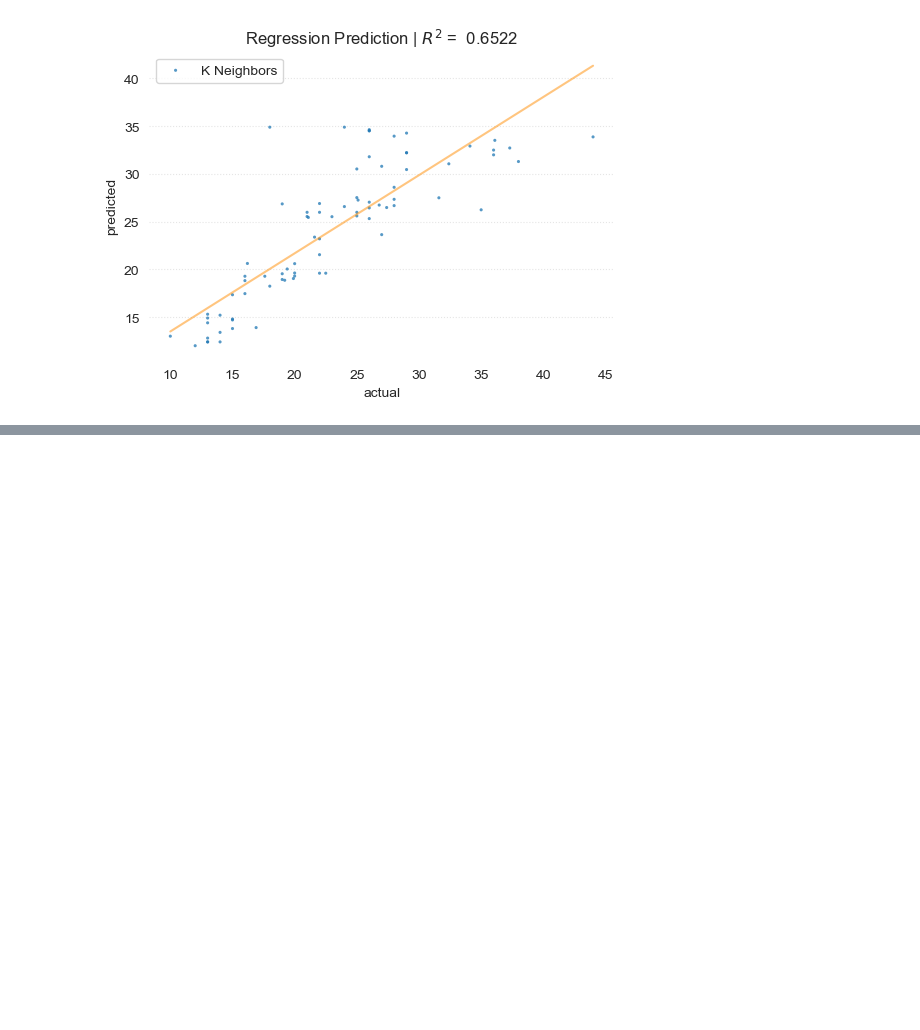
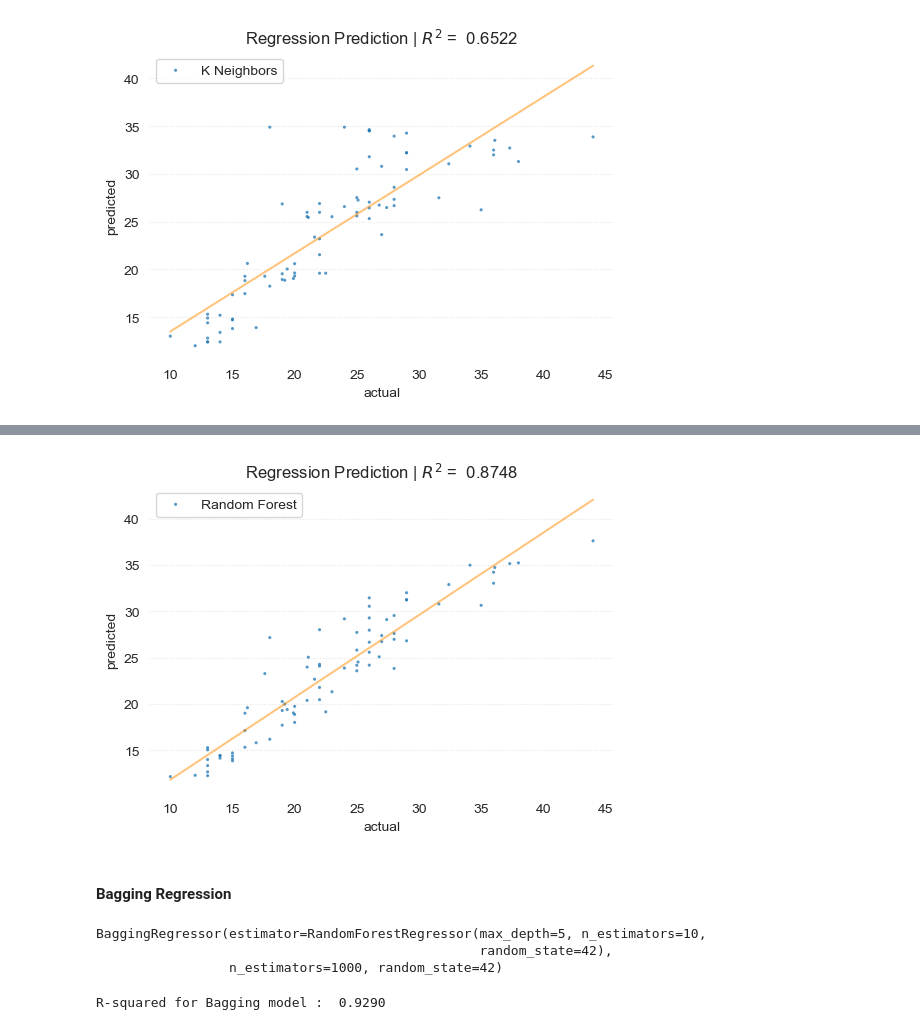
Before and after one commit to Tommylee1013/DataScience, a Jupyter notebook: Notes/mpg.ipynb, the cells around one changed output, grey strips where cells are left out. Drawn from its saved outputs; the diff is of its cells as text; code cells hidden in the pictures; blank space fills up the shorter version.

```diff
--- a/Notes/mpg.ipynb
+++ b/Notes/mpg.ipynb
@@ -438,0 +514,58 @@ plt.show()
+# %%
+fig, ax = plt.subplots(figsize = (6, 4))
+m, b = np.polyfit(y_test, forest_pred, 1)
+
+ax.scatter(
+    y_test,
+    forest_pred,
+    label = 'Random Forest',
+    edgecolor = 'none',
+    s = 5,
+    alpha = 0.75
+)
+ax.plot(
+    np.sort(y_test),
+    m * np.sort(y_test) + b,
+    color = 'darkorange',
+    alpha = 0.5
+)
+for spine in ax.spines.values():
+    spine.set_visible(False)
+ax.grid(False)
+ax.yaxis.grid(True, ls = ':', alpha = 0.5)
+ax.legend()
+plt.xlabel('actual')
+plt.ylabel('predicted')
+plt.title(rf'Regression Prediction | $R^2$ = {forest_prob : .4f}')
+plt.show()
+# %% [output]
+[figure, added]
+# %% [markdown]
+#### Bagging Regression
+# %%
+from sklearn.ensemble import BaggingRegressor
+
+base = RandomForestRegressor(
+    n_estimators = 10,
+    criterion = 'squared_error',
+    max_depth = 5,
+    random_state = 42
+)
+
+bagging = BaggingRegressor(
+    estimator = base,
+    n_estimators = 1000,
+    random_state = 42
+)
+
+bagging.fit(X_train, y_train)
+# %% [output]
+BaggingRegressor(estimator=RandomForestRegressor(max_depth=5, n_estimators=10,
+                                                 random_state=42),
+                 n_estimators=1000, random_state=42)
+# %%
+bagging_score = r2_score(y_train, bagging.predict(X_train))
+bagging_pred = bagging.predict(X_test)
+print(f'R-squared for Bagging model : {bagging_score : .4f}')
+# %% [output]
+R-squared for Bagging model :  0.9290
```
Also changed, not shown: parts of 16 cells of this notebook.
